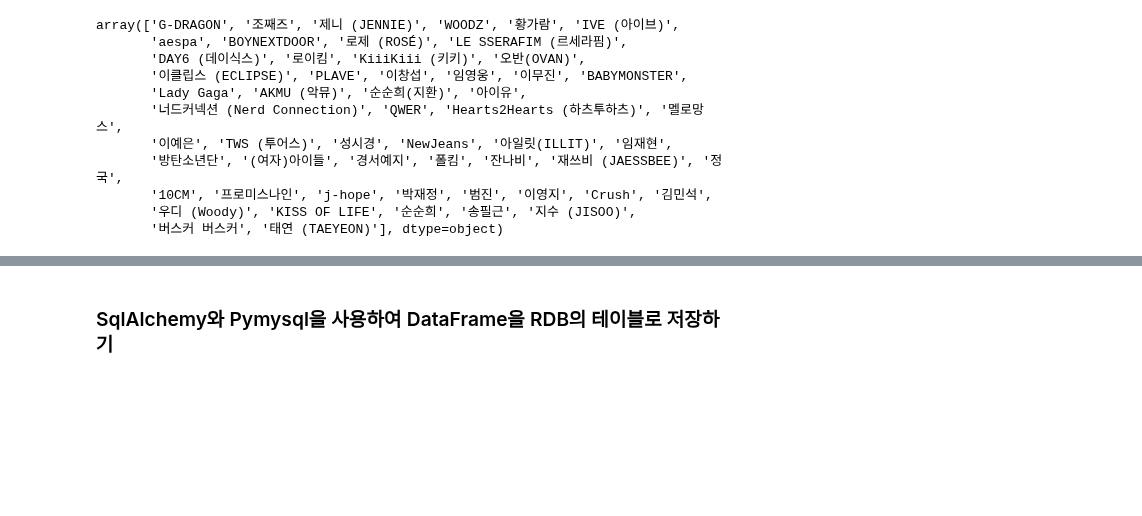
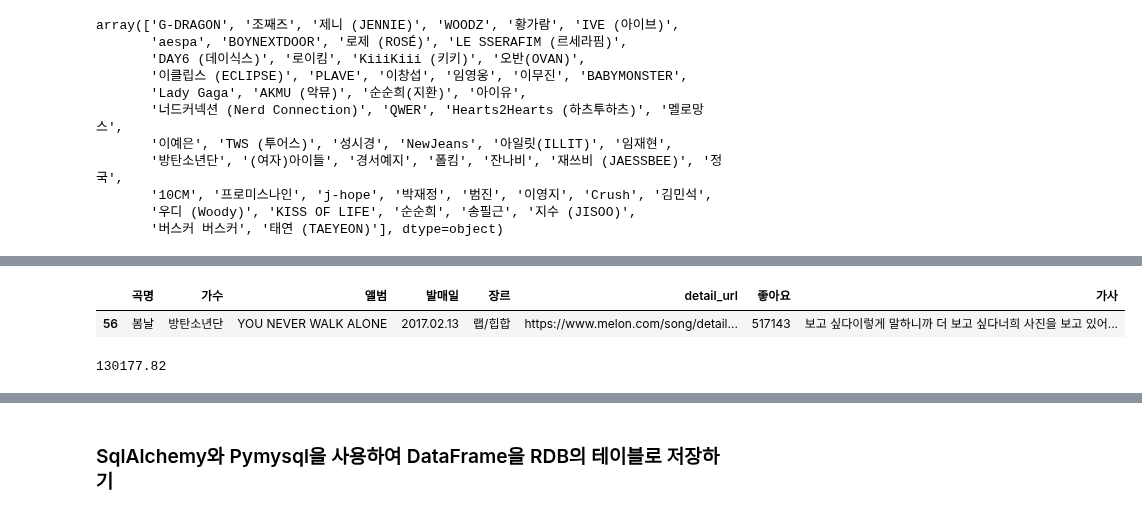
Before and after one commit to vega2k8s/Python_Webscraping_Analysis, a Jupyter notebook: 04.Melon100차트_데이터파싱_DB저장.ipynb, the cells around one changed output, grey strips where cells are left out. Saved outputs shown, nothing was run; the diff lists cells and outputs as text; code cells hidden in the pictures; blank space fills up the shorter version.

Commit message:
melon

```diff
--- a/04.Melon100차트_데이터파싱_DB저장.ipynb
+++ b/04.Melon100차트_데이터파싱_DB저장.ipynb
@@ -263,2 +254,11 @@ song_df.loc[song_df['앨범'].str.contains('OST')]
 # %%
 # 좋아요 건수가 가장 많은 가수는?
+song_df.loc[song_df['좋아요'] == song_df['좋아요'].max()]
+# %% [output]
+|  | 곡명 | 가수 | 앨범 | 발매일 | 장르 | detail_url | 좋아요 | 가사 |
+| 56 | 봄날 | 방탄소년단 | YOU NEVER WALK ALONE | 2017.02.13 | 랩/힙합 | https://www.melon.com/song/detail... | 517143 | 보고 싶다이렇게 말하니까 더 보고 싶다너희 사진을 보고 있어... |
+# %%
+# 좋아요 건수의 평균
+mean_like_value = song_df['좋아요'].mean()
+# %% [output]
+130177.82
```
Also changed, not shown: parts of 2 cells of this notebook.
